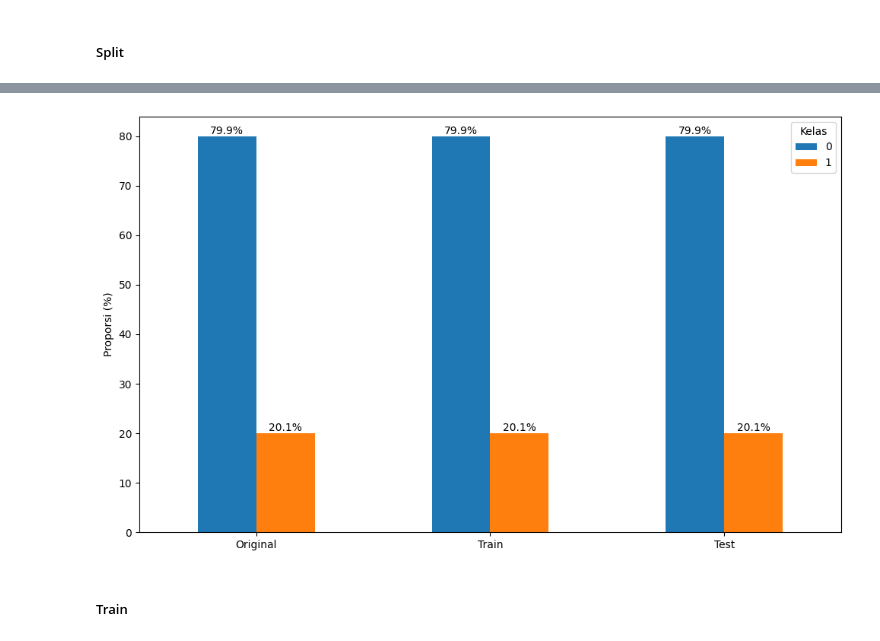
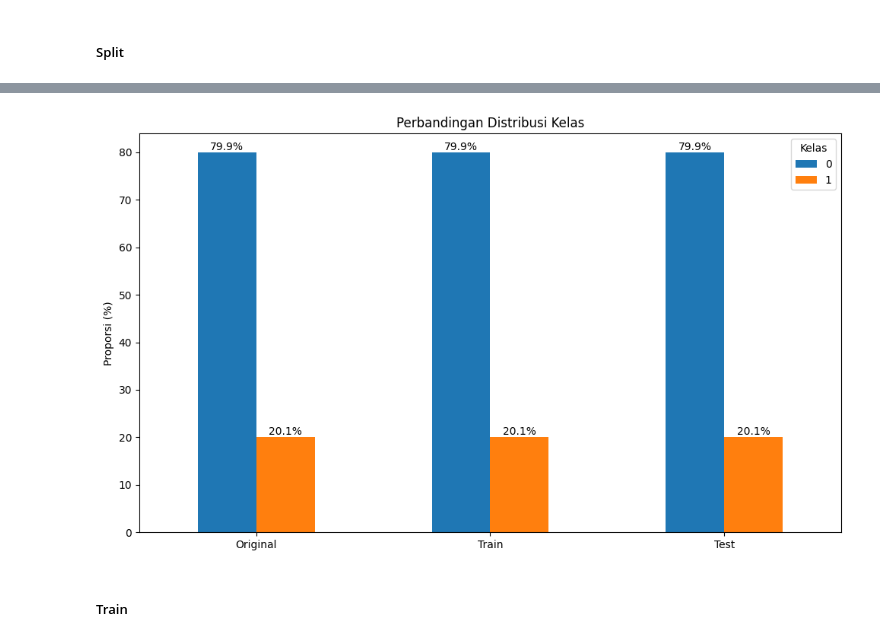
Before and after one commit to irfanbudianto/Feature_Importance, a Jupyter notebook: Feature_Importance_LightGBM.ipynb, the cells around one changed output, grey strips where cells are left out. Cells and saved outputs as stored; diff of their text form; code cells hidden in the pictures.

```diff
--- a/Feature_Importance_LightGBM.ipynb
+++ b/Feature_Importance_LightGBM.ipynb
@@ -32,5 +32,5 @@ def metrik(y_true, y_pred, y_prob):
 # %% [markdown]
 ### Load Dataset
 # %%
-# df = pd.read_csv("./data/loan.csv",low_memory=False)
-df = pd.read_parquet("./data/loan01.parquet.gzip")
+df = pd.read_csv("./data/loan.csv",low_memory=False)
+# df = pd.read_parquet("./data/loan01.parquet.gzip")
@@ -237,6 +236,3 @@ df['loan_status'] = pd.to_numeric(df['loan_status'].map({'Fully Paid':0, 'Charge
-# %%
-# df.to_parquet("./data/loan_clean_05.parquet.gzip", compression='gzip')
-df = pd.read_parquet("./data/loan_clean_05.parquet.gzip")
 # %% [markdown]
 ## 03. Modelling
 # %% [markdown]
@@ -258,25 +254,25 @@ Wall time: 1.02 s
 # %%
 # Hitung proporsi kelas di dataset asli
 original_distribution = y.value_counts(normalize=True) * 100
 train_distribution = y_train.value_counts(normalize=True) * 100
 test_distribution = y_test.value_counts(normalize=True) * 100
 dist_df = pd.DataFrame({
     'Original': original_distribution,
     'Train': train_distribution,
     'Test': test_distribution
 }).T
 
 ax = dist_df.plot(kind='bar', stacked=False, figsize=(10, 6))
 for container in ax.containers:
     ax.bar_label(container, fmt='%.1f%%')
-# plt.title('Perbandingan Distribusi Kelas')
+plt.title('Perbandingan Distribusi Kelas')
 plt.ylabel('Proporsi (%)')
 plt.xticks(rotation=0)
 plt.legend(title='Kelas')
 plt.tight_layout()
 plt.show()
 # %% [output]
-[figure, old version]
+[figure, new version]
 # %% [markdown]
 ##### Train
 # %%
```
Also changed, not shown: parts of 22 cells of this notebook.
